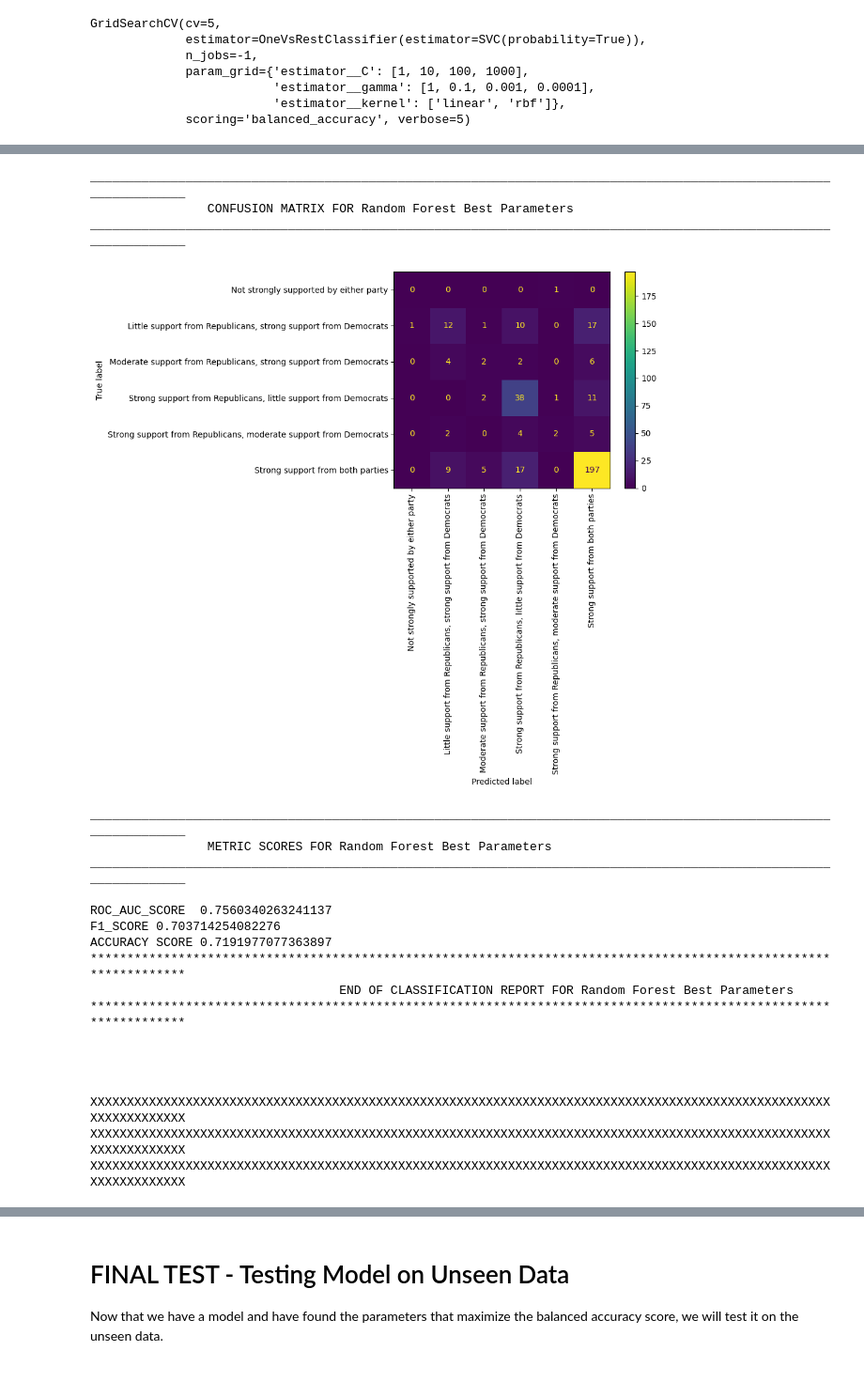
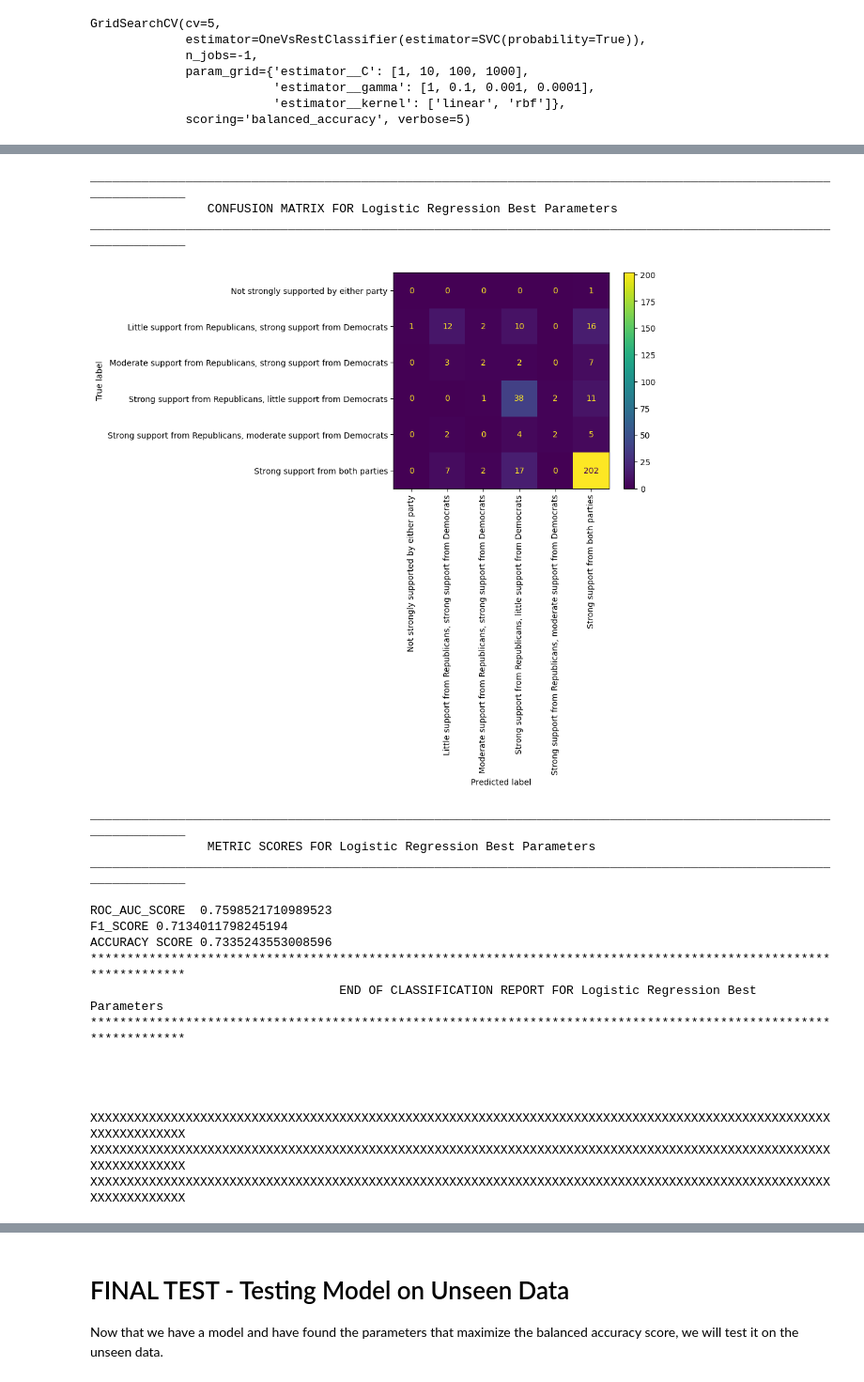
Before and after one commit to EdwardMMiller/Predicting-Party-Support-From-Bill-Text, a Jupyter notebook: Capstone_I_Follow_up_workipynb.ipynb, the cells around one changed output, grey strips where cells are left out. Shown at 94% size. Cells and saved outputs as stored; diff of their text form; code cells hidden in the pictures.

```diff
--- a/Capstone_I_Follow_up_workipynb.ipynb
+++ b/Capstone_I_Follow_up_workipynb.ipynb
@@ -344,0 +325,7 @@ print(test_x.shape)
+# %%
+Tfidf_vect = TfidfVectorizer(max_features=10000)
+Tfidf_vect.fit(train_r_x)
+# takes about 15 seconds - NOTE: only using training data to fit TF-IDF, not whole data set
+
+print(Tfidf_vect.vocabulary_)
+# looking at the vocabulary
@@ -1081,7 +1081,7 @@ best_params = grid.best_params_
 display_metrics(val_y,
                 predict,
                 prob,
-                title = "Random Forest Best Parameters")
+                title = "Logistic Regression Best Parameters")
 # showing metrics for best parameters
 # %% [output]
 ******************************************************************************************************************
@@ -1103,16 +1103,16 @@ ________________________________________________________________________________
 __________________________________________________________________________________________________________________
-                CONFUSION MATRIX FOR Random Forest Best Parameters
+                CONFUSION MATRIX FOR Logistic Regression Best Parameters
 __________________________________________________________________________________________________________________
-[figure, old version]
+[figure, new version]
 __________________________________________________________________________________________________________________
-                METRIC SCORES FOR Random Forest Best Parameters
+                METRIC SCORES FOR Logistic Regression Best Parameters
 __________________________________________________________________________________________________________________
 
-ROC_AUC_SCORE  0.7560340263241137
-F1_SCORE 0.703714254082276
-ACCURACY SCORE 0.7191977077363897
+ROC_AUC_SCORE  0.7598521710989523
+F1_SCORE 0.7134011798245194
+ACCURACY SCORE 0.7335243553008596
 ******************************************************************************************************************
-                                  END OF CLASSIFICATION REPORT FOR Random Forest Best Parameters
+                                  END OF CLASSIFICATION REPORT FOR Logistic Regression Best Parameters
 ******************************************************************************************************************
 
 
```
Also changed, not shown: parts of 42 cells of this notebook.
